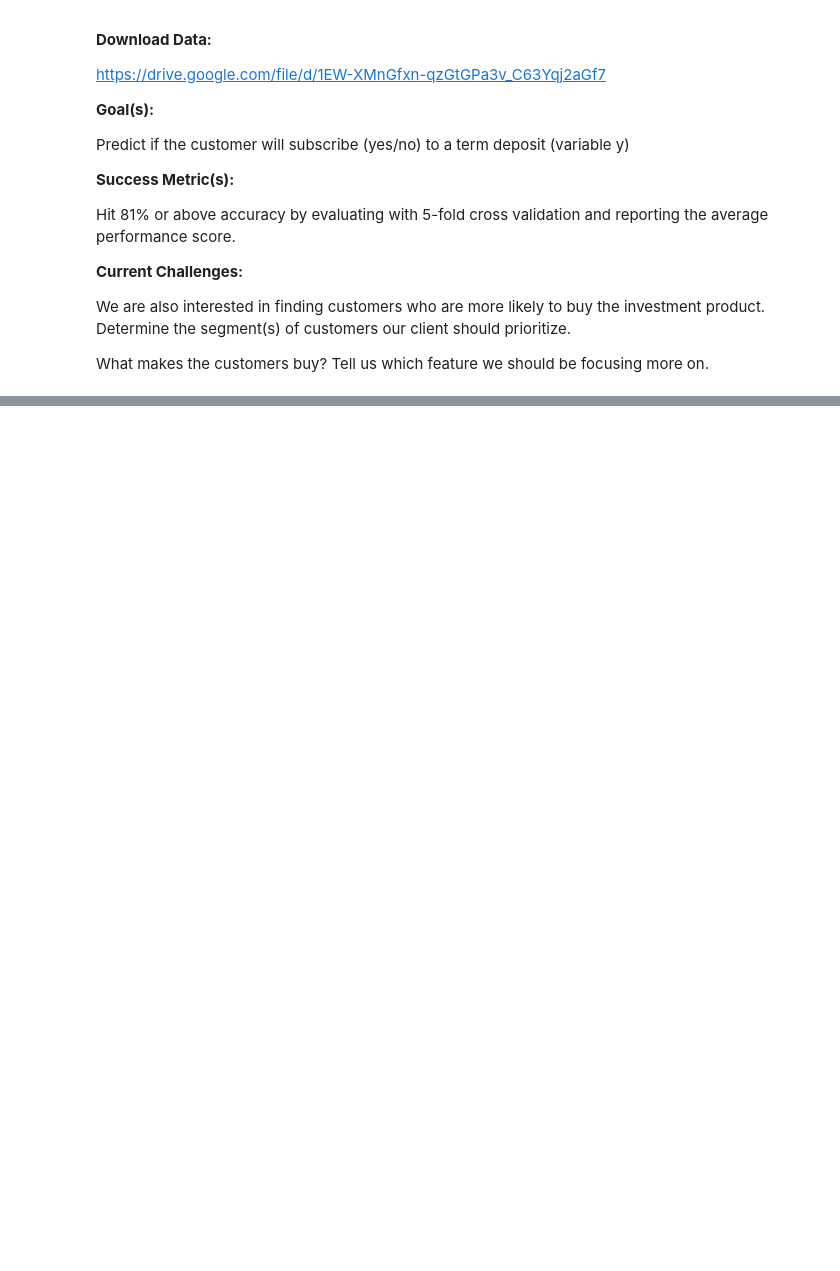
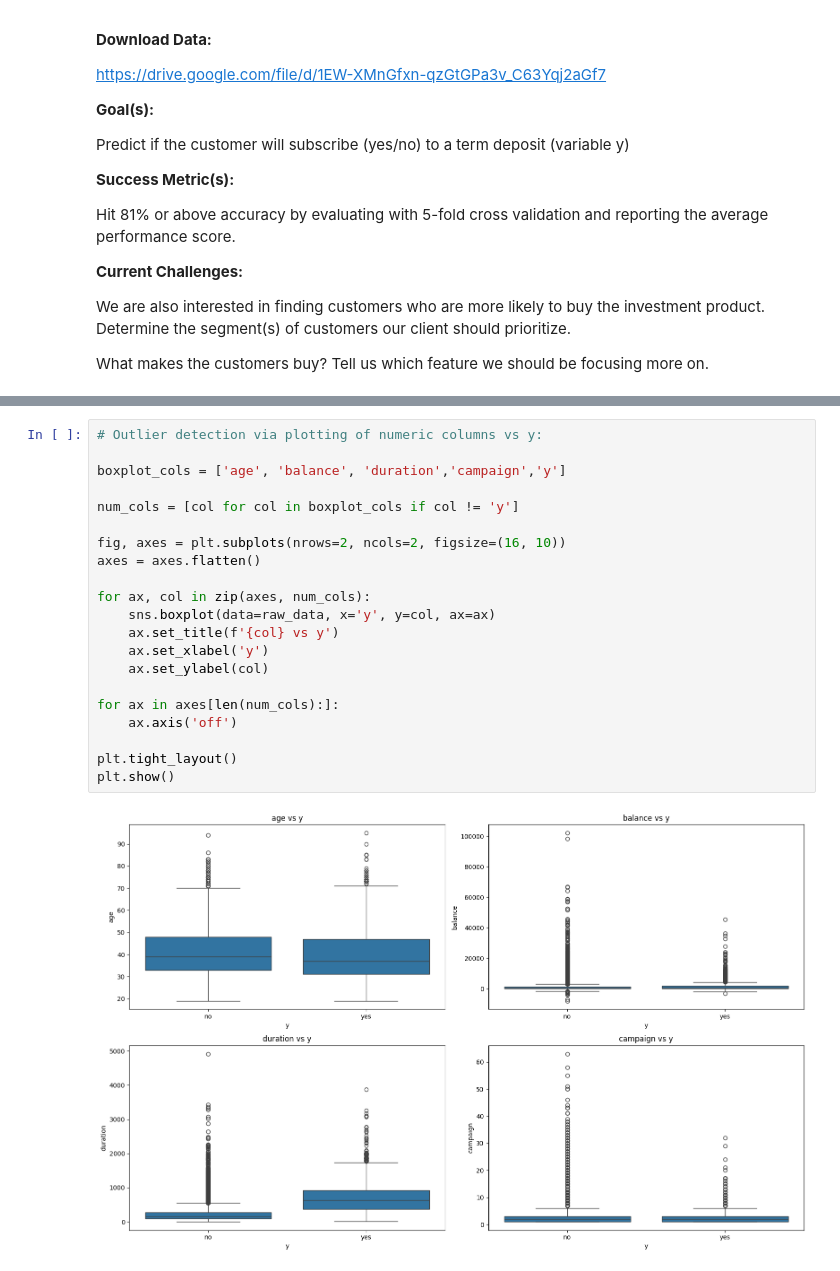
Before and after one commit to cameroncochrane/lA82lBNDpo9AlAnK, a Jupyter notebook: notebooks/DepositMarketing_1.ipynb, the cells around one changed output, grey strips where cells are left out. Saved outputs shown, nothing was run; the diff lists cells and outputs as text; blank space fills up the shorter version.

```diff
--- a/notebooks/DepositMarketing_1.ipynb
+++ b/notebooks/DepositMarketing_1.ipynb
@@ -71,0 +217,23 @@ import seaborn as sns
+# %%
+# Outlier detection via plotting of numeric columns vs y:
+
+boxplot_cols = ['age', 'balance', 'duration','campaign','y']
+
+num_cols = [col for col in boxplot_cols if col != 'y']
+
+fig, axes = plt.subplots(nrows=2, ncols=2, figsize=(16, 10))
+axes = axes.flatten()
+
+for ax, col in zip(axes, num_cols):
+    sns.boxplot(data=raw_data, x='y', y=col, ax=ax)
+    ax.set_title(f'{col} vs y')
+    ax.set_xlabel('y')
+    ax.set_ylabel(col)
+
+for ax in axes[len(num_cols):]:
+    ax.axis('off')
+
+plt.tight_layout()
+plt.show()
+# %% [output]
+[figure, added]
```
Also changed, not shown: parts of 16 cells of this notebook, 3 other files.
